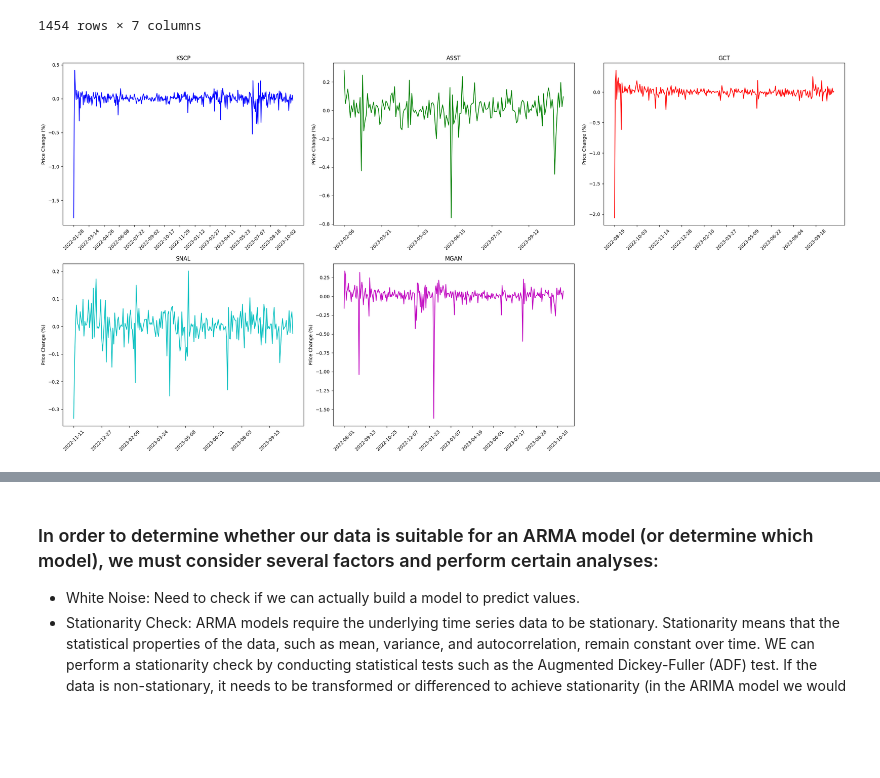
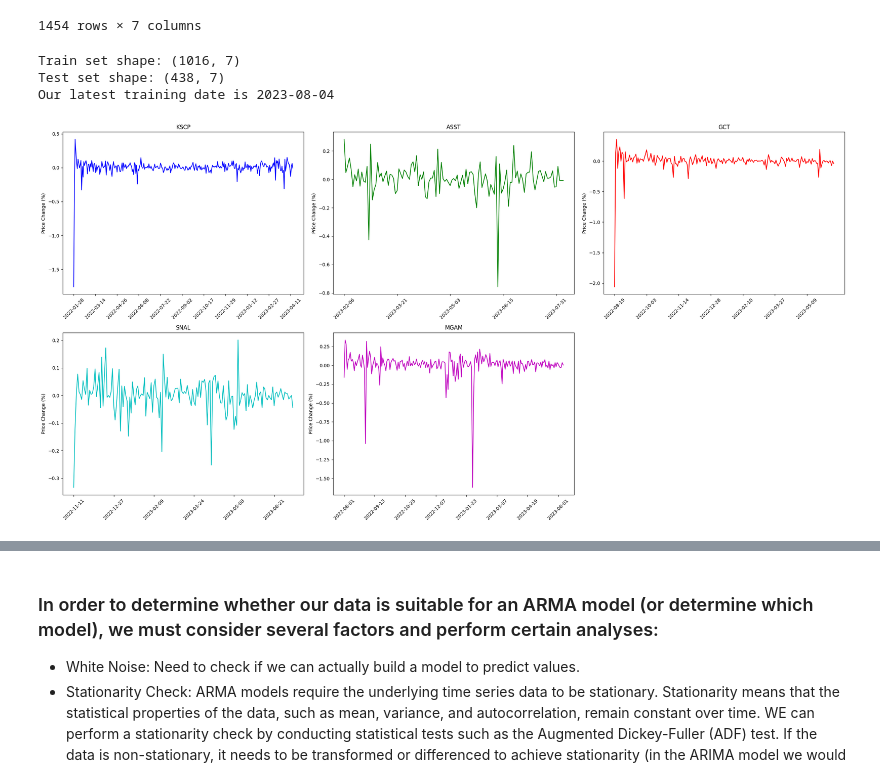
Before and after one commit to carefulDoppelganger/NotebookSamples, a Jupyter notebook: Model/simple_model.ipynb, the cells around one changed output, grey strips where cells are left out. Saved outputs shown, nothing was run; the diff lists cells and outputs as text; code cells hidden in the pictures; blank space fills up the shorter version.

Commit message:
Added training and testing splits

```diff
--- a/Model/simple_model.ipynb
+++ b/Model/simple_model.ipynb
@@ -83,39 +83,62 @@ fixed_data
 | 1452 | 2023-10-19 | 0.3500 | 0.3775 | 0.3400 | -0.038851 | 64087 | MGAM |
 | 1453 | 2023-10-20 | 0.3300 | 0.3536 | 0.3300 | 0.069648 | 34038 | MGAM |
 1454 rows × 7 columns
+# %%
+from sklearn.model_selection import train_test_split
+
+train = pd.DataFrame()
+test = pd.DataFrame()
+
+for ticker in fixed_data["TickerName"].unique():
+    # Filter the data for the current ticker
+    current_ticker_data = fixed_data[fixed_data["TickerName"] == ticker]
+
+    # Split the data into train and test sets
+    train_sub, test_sub = train_test_split(current_ticker_data, test_size=0.3, shuffle=False)
+
+    train = pd.concat([train, train_sub], ignore_index=True)
+    test = pd.concat([test, test_sub], ignore_index=True)
+# %%
+print(f"Train set shape: {train.shape}")
+print(f"Test set shape: {test.shape}")
+print(f"Our latest training date is {train['date'].max()}")
+# %% [output]
+Train set shape: (1016, 7)
+Test set shape: (438, 7)
+Our latest training date is 2023-08-04
 # %%
 import matplotlib.pyplot as plt
 
 fig, axes = plt.subplots(2, 3, figsize=(24, 12))
 colors = ["b", "g", "r", "c", "m"]
 
 # Get unique ticker names
-unique_tickers = fixed_data["TickerName"].unique()
+unique_tickers = train["TickerName"].unique()
 
 for index, i in enumerate(unique_tickers):  # Exclude the last ticker
     # Calculate row and column indices for the subplot
     row_index, col_index = divmod(index, 3)
 
     # Select the appropriate subplot using row and column indices
     ax = axes[row_index, col_index]
 
-    temporary = fixed_data[fixed_data["TickerName"] == i]
+    temporary = train[train["TickerName"] == i]
 
     # Plot data on the selected subplot
     ax.plot(temporary["date"], temporary["close"], label=i, color=colors[index])
     ax.set_xticks(temporary["date"].unique()[0:len(temporary["date"].unique()):30])
     ax.set_ylabel("Price Change (%)")
     ax.tick_params(axis='x', rotation=45)  # Rotate x-axis labels
     ax.set_title(i)  # Set subplot title if needed
 
 
 # Remove the last subplot
 fig.delaxes(axes[1, 2])
 
 plt.tight_layout()  # Adjust subplot layout
 plt.show()
 # %% [output]
-[figure, old version]
+[figure, new version]
 # %%
 from statsmodels.tsa.stattools import adfuller, acf, pacf
 
```
Also changed, not shown: parts of 2 cells of this notebook.
